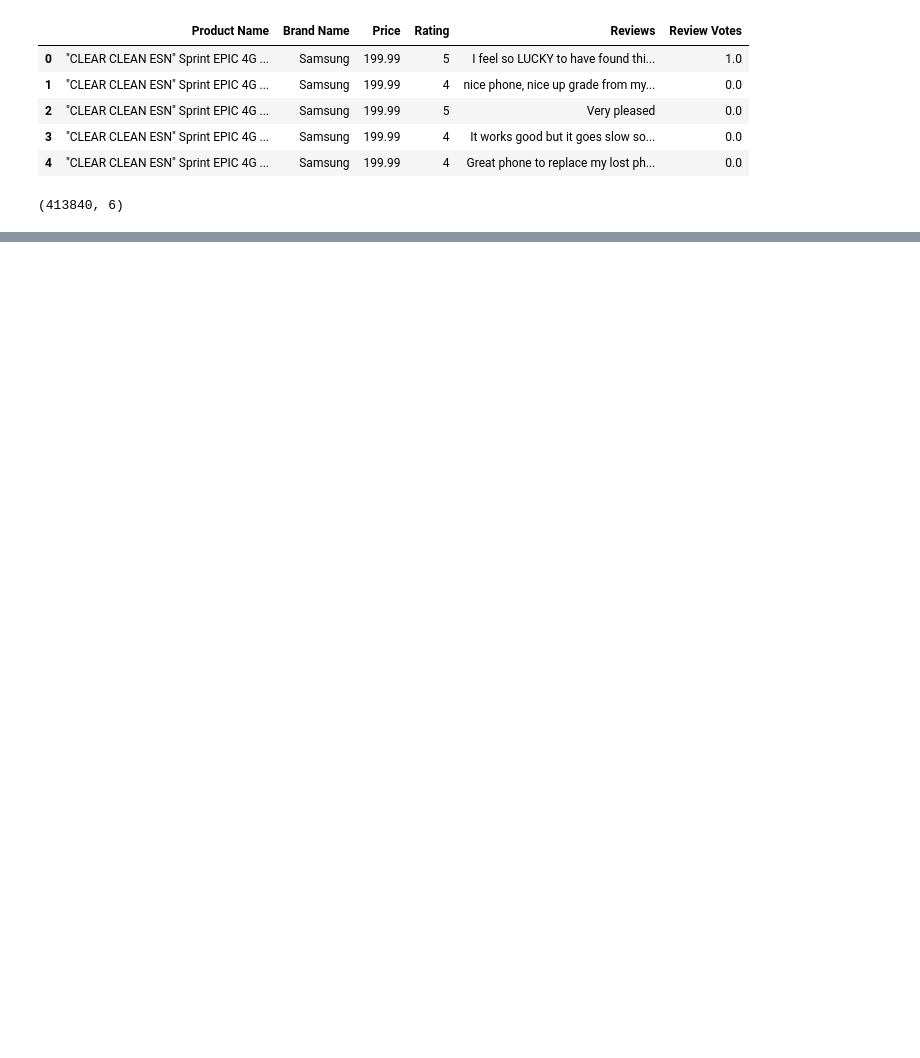
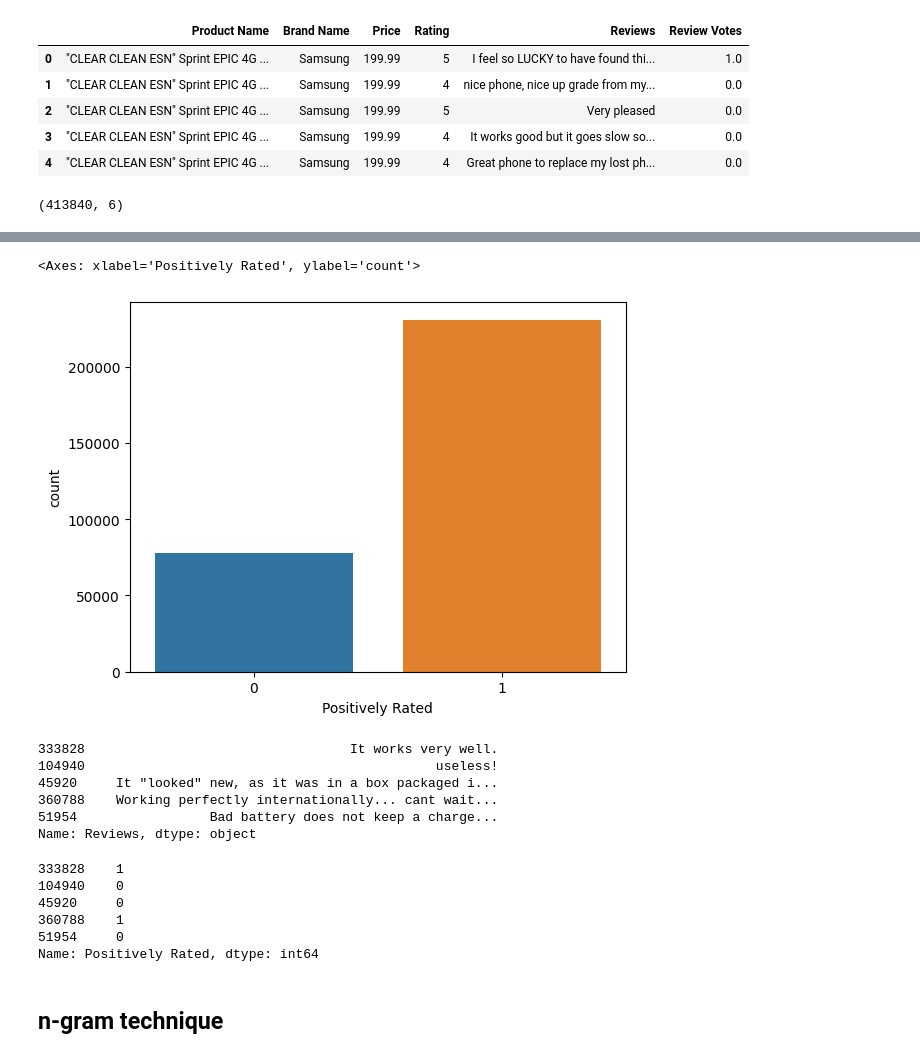
Before and after one commit to wiktorflorian/Learning, a Jupyter notebook: Python_learning/NLTK/nltk_09_snetana_ngram.ipynb, the cells around one changed output, grey strips where cells are left out. Drawn from its saved outputs; the diff is of its cells as text; code cells hidden in the pictures; blank space fills up the shorter version.

```diff
--- a/Python_learning/NLTK/nltk_09_snetana_ngram.ipynb
+++ b/Python_learning/NLTK/nltk_09_snetana_ngram.ipynb
@@ -38,0 +54,2 @@ df.shape
+# %%
+df.dropna(inplace=True)
@@ -38,0 +84,3 @@ df.shape
+# %%
+# removing 3 star ratings
+df = df[df["Rating"] != 3]
@@ -38,0 +95,3 @@ df.shape
+# %%
+# Creating new labels
+df["Positively Rated"] = np.where(df["Rating"] > 3, 1, 0)
@@ -38,0 +113,9 @@ df.shape
+# %%
+# specify the order of the labels
+order = [0, 1]
+
+# plot the countplot
+sns.countplot(data=df, x="Positively Rated", order=order)
+# %% [output]
+<Axes: xlabel='Positively Rated', ylabel='count'>
+[figure, added]
@@ -38,0 +124,20 @@ df.shape
+# %%
+print(X_train[:5])
+# %% [output]
+333828                                  It works very well.
+104940                                             useless!
+45920     It "looked" new, as it was in a box packaged i...
+360788    Working perfectly internationally... cant wait...
+51954                 Bad battery does not keep a charge...
+Name: Reviews, dtype: object
+# %%
+print(y_train[:5])
+# %% [output]
+333828    1
+104940    0
+45920     0
+360788    1
+51954     0
+Name: Positively Rated, dtype: int64
+# %% [markdown]
+## n-gram technique
```
Also changed, not shown: parts of 28 cells of this notebook.
